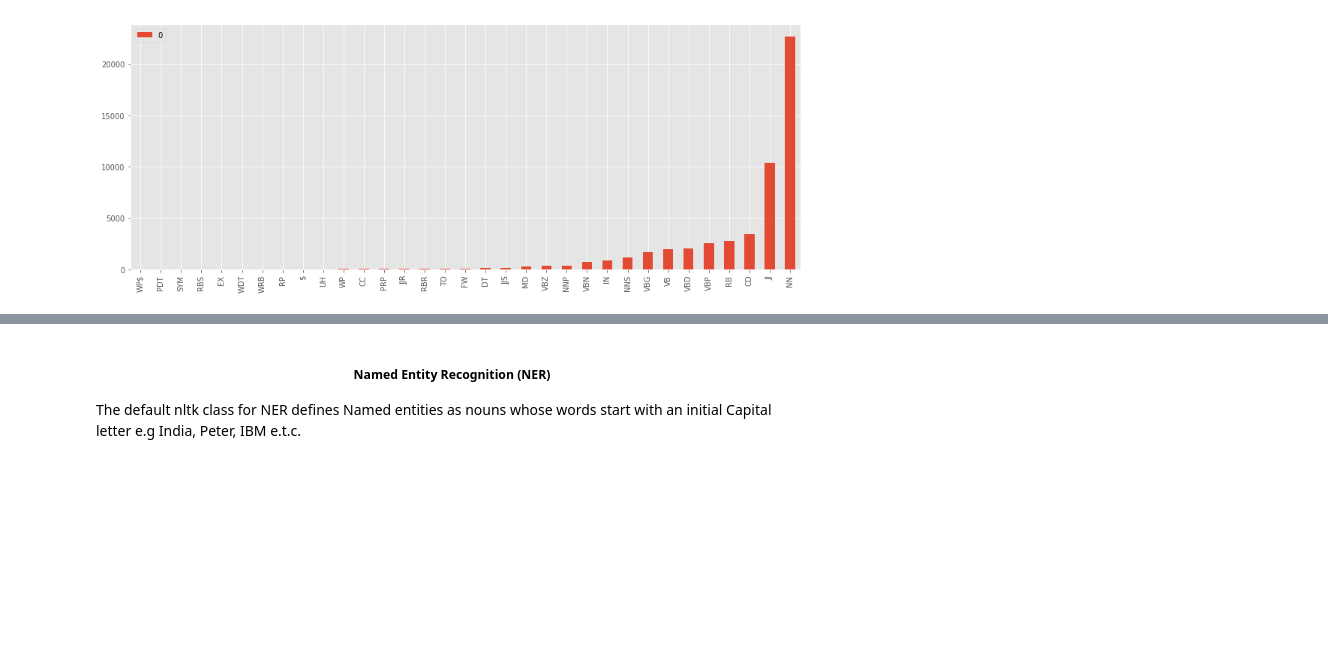
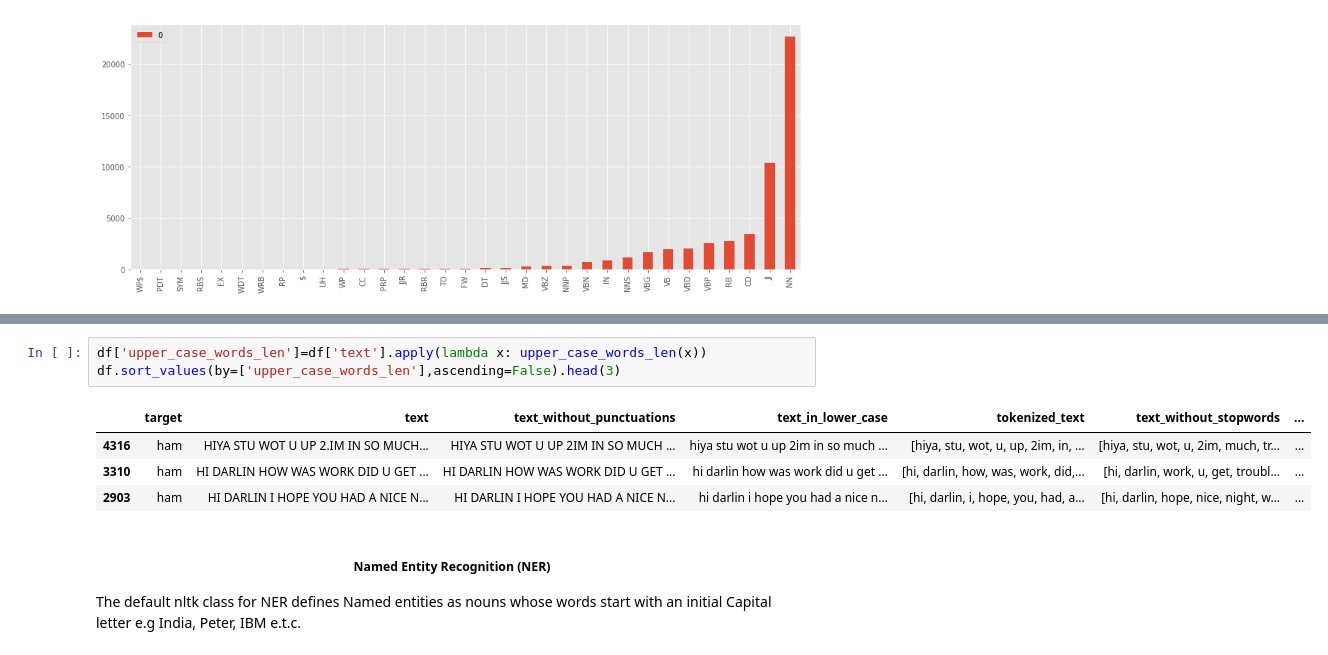
Before and after one commit to SammyOngaya/Natural-Language-Processing, a Jupyter notebook: Text Analysis with NLTK.ipynb, the cells around one changed output, grey strips where cells are left out. Cells and saved outputs as stored; diff of their text form; blank space fills up the shorter version.

```diff
--- a/Text Analysis with NLTK.ipynb
+++ b/Text Analysis with NLTK.ipynb
@@ -342,3 +373,11 @@ pd.DataFrame(counter,index=[0]).T.sort_values(by=[0],ascending=True).plot(kind='
+# %%
+df['upper_case_words_len']=df['text'].apply(lambda x: upper_case_words_len(x))
+df.sort_values(by=['upper_case_words_len'],ascending=False).head(3)
+# %% [output]
+|  | target | text | text_without_punctuations | text_in_lower_case | tokenized_text | text_without_stopwords | ... |
+| 4316 | ham | HIYA STU WOT U UP 2.IM IN SO MUCH... | HIYA STU WOT U UP 2IM IN SO MUCH ... | hiya stu wot u up 2im in so much ... | [hiya, stu, wot, u, up, 2im, in, ... | [hiya, stu, wot, u, 2im, much, tr... | ... |
+| 3310 | ham | HI DARLIN HOW WAS WORK DID U GET ... | HI DARLIN HOW WAS WORK DID U GET ... | hi darlin how was work did u get ... | [hi, darlin, how, was, work, did,... | [hi, darlin, work, u, get, troubl... | ... |
+| 2903 | ham | HI DARLIN I HOPE YOU HAD A NICE N... | HI DARLIN I HOPE YOU HAD A NICE N... | hi darlin i hope you had a nice n... | [hi, darlin, i, hope, you, had, a... | [hi, darlin, hope, nice, night, w... | ... |
 # %% [markdown]
 ##### <div align="center">Named Entity Recognition (NER) <div>
 The default nltk class for NER defines Named entities as nouns whose words start with an initial Capital letter e.g India, Peter, IBM e.t.c.
```
Also changed, not shown: parts of 17 cells of this notebook.
